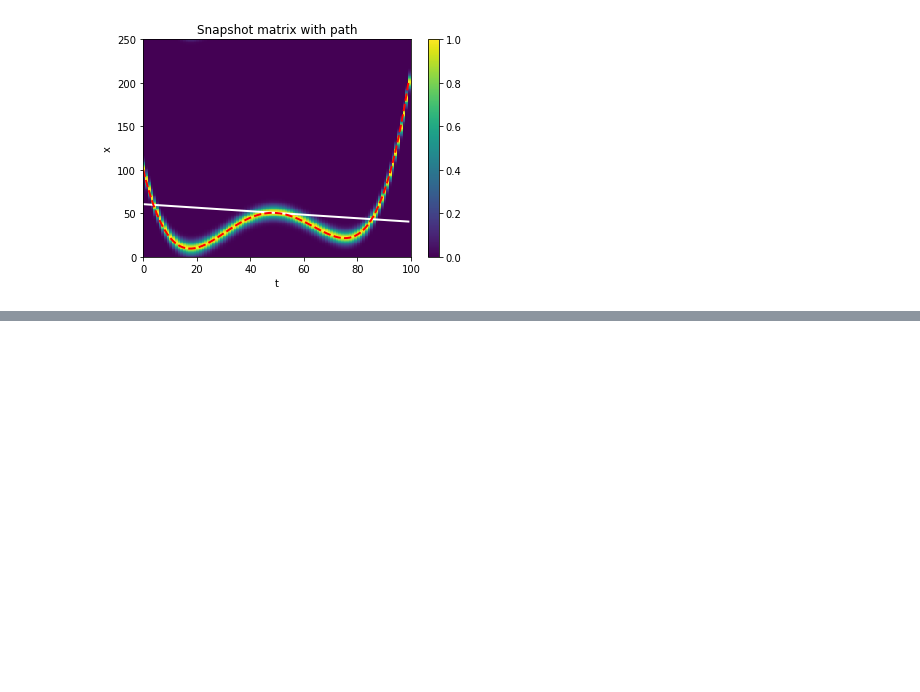
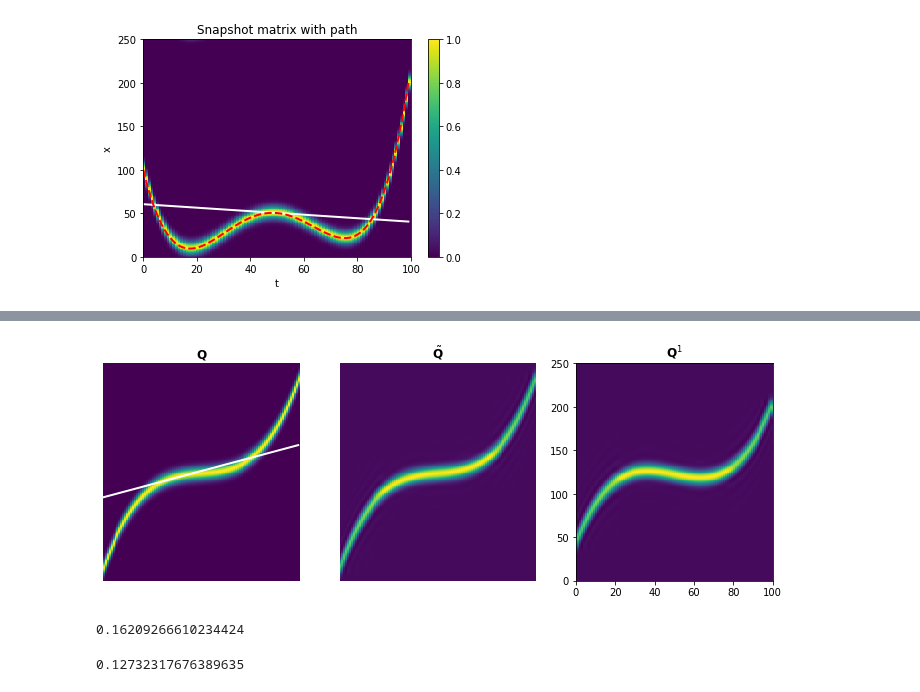
Before and after one commit to beatazor/low-rank-transport, a Jupyter notebook: notebooks/clean_shift_polynomial.ipynb, the cells around one changed output, grey strips where cells are left out. Saved outputs shown, nothing was run; the diff lists cells and outputs as text; code cells hidden in the pictures; blank space fills up the shorter version.

```diff
--- a/notebooks/clean_shift_polynomial.ipynb
+++ b/notebooks/clean_shift_polynomial.ipynb
@@ -437,0 +460,11 @@ plt.show()
+# %%
+init_cs = np.polyval(p_coefficients_init2,t_values)
+x_values = np.arange(cols)
+shift_vector_init = center_of_matrix2 + init_cs
+# %%
+data_shape = [rows,1,1,cols]
+fields, _, nmodes, L, dx = generate_data(rows, cols, center_of_matrix2, coefficients2)
+qmat = np.reshape(fields, [rows, cols])
+trafos = [
+    transforms(data_shape, [L], shifts=-init_cs, dx=[dx], interp_order=5),
+]
@@ -437,0 +475,8 @@ plt.show()
+# %%
+myparams = sPOD_Param(maxit=100, lambda_s=1)
+ret = shifted_POD_BFB(qmat, trafos, nmodes, myparams)
+sPOD_frames, qtilde, rel_err = ret.frames, ret.data_approx, ret.rel_err_hist
+qf = [
+    np.squeeze(np.reshape(frame.build_field(),data_shape))
+    for trafo, frame in zip(trafos, ret.frames)
+]
@@ -437,0 +498,33 @@ plt.show()
+# %%
+fig, ax = plt.subplots(1, 3, figsize=(12, 4))
+
+ax[0].pcolor(qmat, shading='auto')
+ax[0].set_title(r"$\mathbf{Q}$")
+ax[0].plot(x_values, shift_vector_init, 'w-', linewidth=2)
+# ax[0].axis("image")
+ax[0].axis("off")
+
+ax[1].pcolor(qtilde, shading='auto')
+ax[1].set_title(r"$\tilde{\mathbf{Q}}$")
+# ax[0].axis("image")
+ax[1].axis("off")
+# the result is a list of the decomposed field.
+# each element of the list contains a frame of the decomposition.
+# If you want to plot the k-th frame use:
+# 1. frame
+plot_shifted = True
+k_frame = 0
+if plot_shifted:
+    ax[2].pcolor(qf[k_frame], shading='auto')
+    ax[2].set_title(r"$\mathbf{Q}^" + str(k_frame + 1) + "$")
+# %% [output]
+[figure, added]
+# %%
+print(np.linalg.norm(qs_shifted.detach().numpy() - qtilde)/np.linalg.norm(qs_shifted.detach().numpy()))
+# %% [output]
+0.16209266610234424
+# %%
+qff = qf[0]/qf[0].max()
+print(np.linalg.norm(qs_shifted_initial_shift.detach().numpy() - qff)/np.linalg.norm(qs_shifted_initial_shift.detach().numpy()))
+# %% [output]
+0.12732317676389635
```
Also changed, not shown: parts of 20 cells of this notebook, 3 other files.
